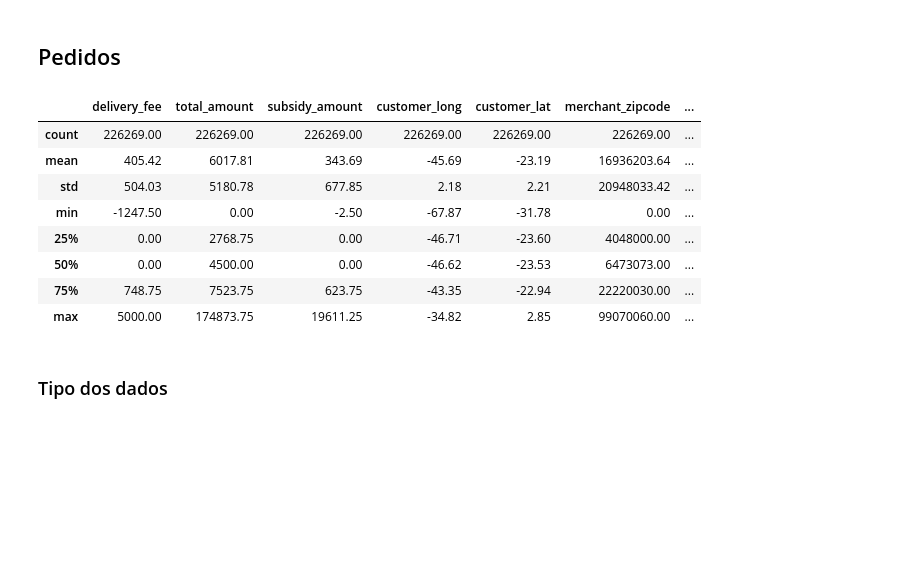
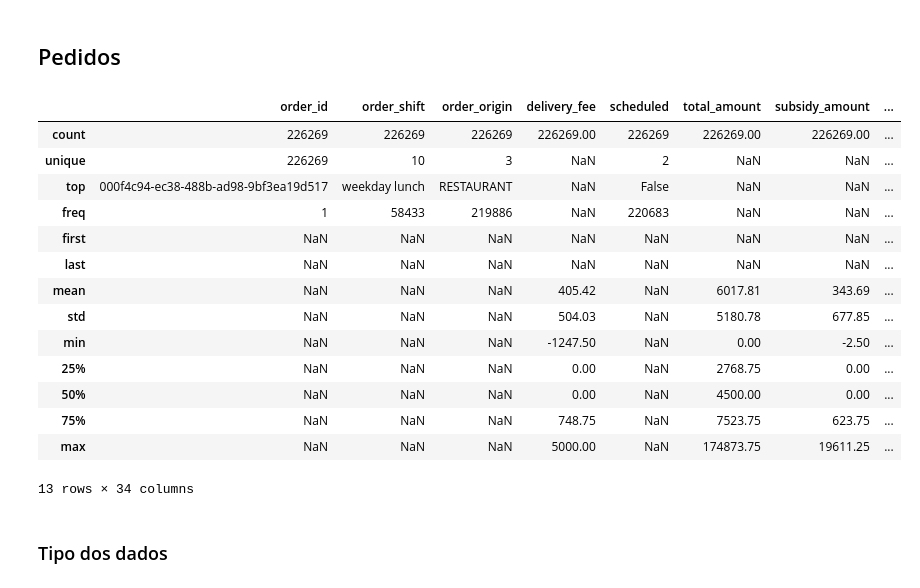
Before and after one commit to casjunior93/Desafio-Tera---Clusteriza-o, a Jupyter notebook: Desafio_Tera_e_Ifood_Clusterização.ipynb, the cells around one changed output. Saved outputs shown, nothing was run; the diff lists cells and outputs as text; code cells hidden in the pictures; blank space fills up the shorter version.

Commit message:
Visualização dataframe marketing

```diff
--- a/Desafio_Tera_e_Ifood_Clusterização.ipynb
+++ b/Desafio_Tera_e_Ifood_Clusterização.ipynb
@@ -75,17 +78,23 @@ sessoes.head(2)
 # %% [markdown]
 ## Pedidos
 # %%
-pedidos.describe()
+pedidos.describe(include='all')
 # %% [output]
-|  | delivery_fee | total_amount | subsidy_amount | customer_long | customer_lat | merchant_zipcode | ... |
-| count | 226269.00 | 226269.00 | 226269.00 | 226269.00 | 226269.00 | 226269.00 | ... |
-| mean | 405.42 | 6017.81 | 343.69 | -45.69 | -23.19 | 16936203.64 | ... |
-| std | 504.03 | 5180.78 | 677.85 | 2.18 | 2.21 | 20948033.42 | ... |
-| min | -1247.50 | 0.00 | -2.50 | -67.87 | -31.78 | 0.00 | ... |
-| 25% | 0.00 | 2768.75 | 0.00 | -46.71 | -23.60 | 4048000.00 | ... |
-| 50% | 0.00 | 4500.00 | 0.00 | -46.62 | -23.53 | 6473073.00 | ... |
-| 75% | 748.75 | 7523.75 | 623.75 | -43.35 | -22.94 | 22220030.00 | ... |
-| max | 5000.00 | 174873.75 | 19611.25 | -34.82 | 2.85 | 99070060.00 | ... |
+|  | order_id | order_shift | order_origin | delivery_fee | scheduled | total_amount | subsidy_amount | ... |
+| count | 226269 | 226269 | 226269 | 226269.00 | 226269 | 226269.00 | 226269.00 | ... |
+| unique | 226269 | 10 | 3 | NaN | 2 | NaN | NaN | ... |
+| top | 000f4c94-ec38-488b-ad98-9bf3ea19d517 | weekday lunch | RESTAURANT | NaN | False | NaN | NaN | ... |
+| freq | 1 | 58433 | 219886 | NaN | 220683 | NaN | NaN | ... |
+| first | NaN | NaN | NaN | NaN | NaN | NaN | NaN | ... |
+| last | NaN | NaN | NaN | NaN | NaN | NaN | NaN | ... |
+| mean | NaN | NaN | NaN | 405.42 | NaN | 6017.81 | 343.69 | ... |
+| std | NaN | NaN | NaN | 504.03 | NaN | 5180.78 | 677.85 | ... |
+| min | NaN | NaN | NaN | -1247.50 | NaN | 0.00 | -2.50 | ... |
+| 25% | NaN | NaN | NaN | 0.00 | NaN | 2768.75 | 0.00 | ... |
+| 50% | NaN | NaN | NaN | 0.00 | NaN | 4500.00 | 0.00 | ... |
+| 75% | NaN | NaN | NaN | 748.75 | NaN | 7523.75 | 623.75 | ... |
+| max | NaN | NaN | NaN | 5000.00 | NaN | 174873.75 | 19611.25 | ... |
+13 rows × 34 columns
 # %% [markdown]
 ### Tipo dos dados
 # %%
```
Also changed, not shown: parts of 19 cells of this notebook.
